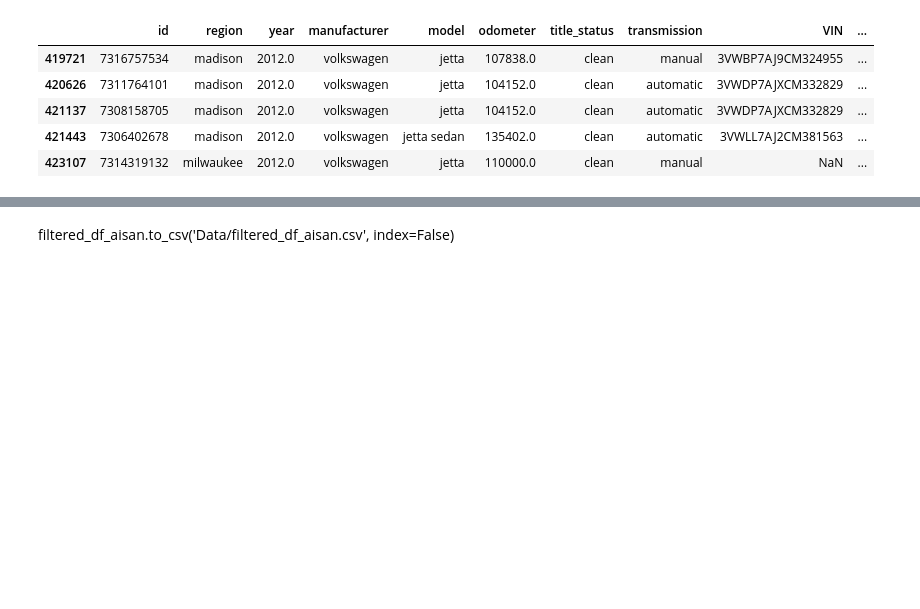
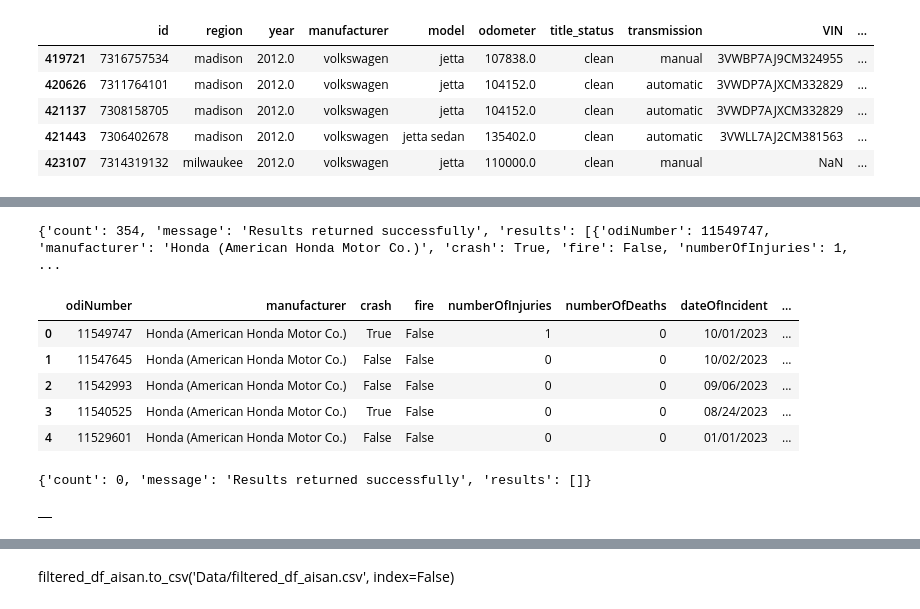
Before and after one commit to IT4063C-Fall23/final-project-ACipherEXE, a Jupyter notebook: source.ipynb, the cells around one changed output, grey strips where cells are left out. Saved outputs shown, nothing was run; the diff lists cells and outputs as text; code cells hidden in the pictures; blank space fills up the shorter version.

```diff
--- a/source.ipynb
+++ b/source.ipynb
@@ -200,0 +226,32 @@ asian_cars_on_sale.head()
+# %%
+# Now I need to set up the api for reports made by NHTSA currently about these three models
+complaints_params_asian = {
+    "make": "Honda",
+    "model": "Accord",
+    "modelYear": "2012"
+}
+complaints_response_asian = requests.get("https://api.nhtsa.gov/complaints/complaintsByVehicle", params=complaints_params_asian)
+print( complaints_response_asian.json())
+complaints_asian_data = pd.DataFrame(complaints_response_asian.json()['results'])
+complaints_asian_data.head()
+# %% [output]
+{'count': 354, 'message': 'Results returned successfully', 'results': [{'odiNumber': 11549747, 'manufacturer': 'Honda (American Honda Motor Co.)', 'crash': True, 'fire': False, 'numberOfInjuries': 1,  ...
+|  | odiNumber | manufacturer | crash | fire | numberOfInjuries | numberOfDeaths | dateOfIncident | ... |
+| 0 | 11549747 | Honda (American Honda Motor Co.) | True | False | 1 | 0 | 10/01/2023 | ... |
+| 1 | 11547645 | Honda (American Honda Motor Co.) | False | False | 0 | 0 | 10/02/2023 | ... |
+| 2 | 11542993 | Honda (American Honda Motor Co.) | False | False | 0 | 0 | 09/06/2023 | ... |
+| 3 | 11540525 | Honda (American Honda Motor Co.) | True | False | 0 | 0 | 08/24/2023 | ... |
+| 4 | 11529601 | Honda (American Honda Motor Co.) | False | False | 0 | 0 | 01/01/2023 | ... |
+# %%
+complaints_params_american = {
+    "make": "ford",
+    "model": "F-150",
+    "modelYear": "2012"
+}
+complaints_response_american= requests.get("https://api.nhtsa.gov/complaints/complaintsByVehicle", params=complaints_params_american)
+print( complaints_response_american.json())
+complaints_american_data = pd.DataFrame(complaints_response_american.json()['results'])
+complaints_american_data.head()
+# %% [output]
+{'count': 0, 'message': 'Results returned successfully', 'results': []}
+|  |
```
Also changed, not shown: parts of 10 cells of this notebook.
